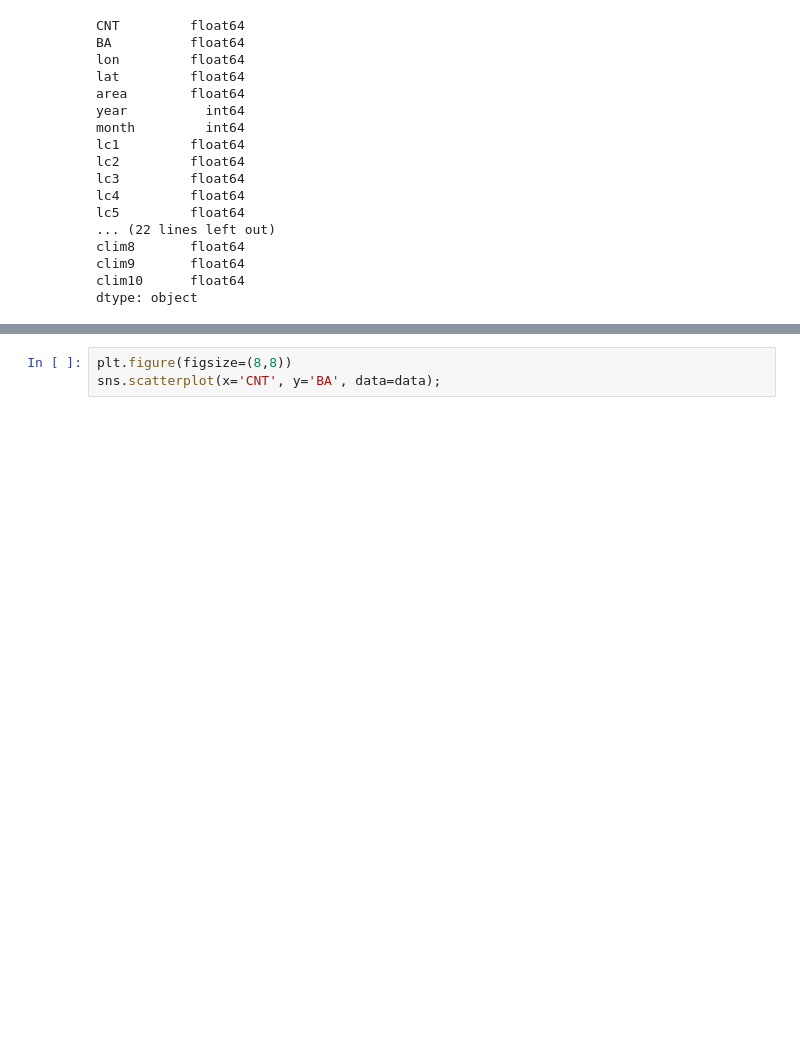
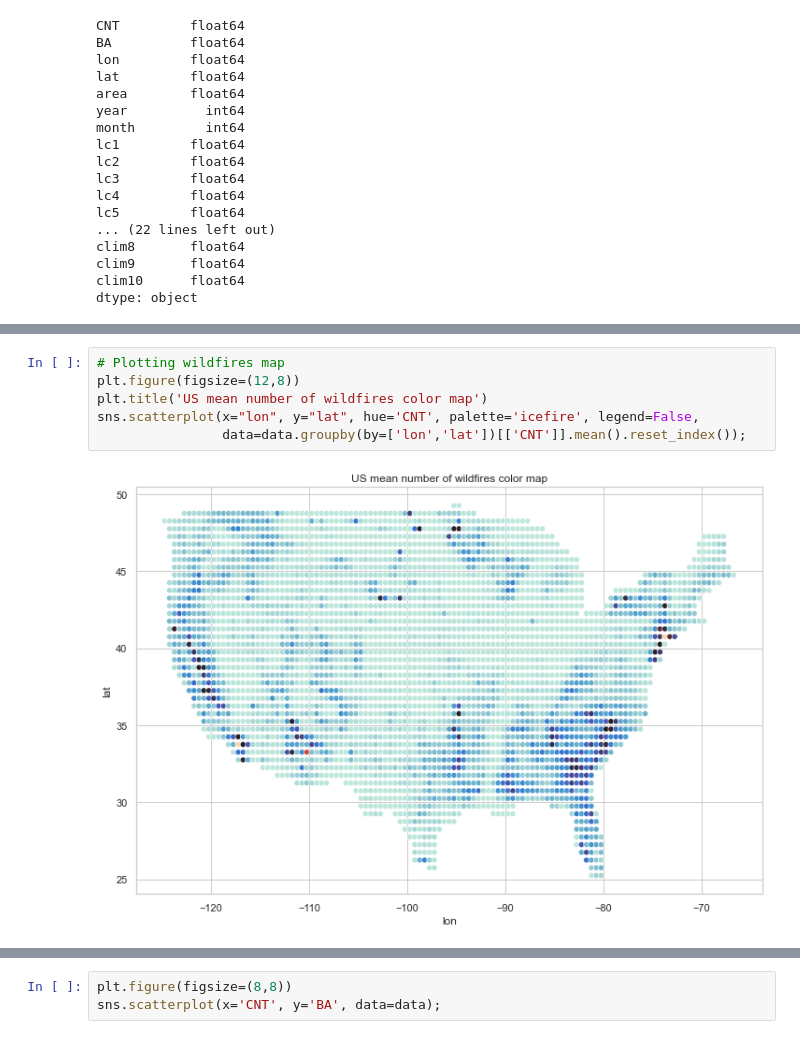
Before and after one commit to MegaCookies88/Data-Challenge-Wildfires, a Jupyter notebook: wildfires.ipynb, the cells around one changed output, grey strips where cells are left out. Cells and saved outputs as stored; diff of their text form; blank space fills up the shorter version.

```diff
--- a/wildfires.ipynb
+++ b/wildfires.ipynb
@@ -81,0 +86,8 @@ data
+# %%
+# Plotting wildfires map
+plt.figure(figsize=(12,8))
+plt.title('US mean number of wildfires color map')
+sns.scatterplot(x="lon", y="lat", hue='CNT', palette='icefire', legend=False,
+                data=data.groupby(by=['lon','lat'])[['CNT']].mean().reset_index());
+# %% [output]
+[figure, added]
```
Also changed, not shown: parts of 20 cells of this notebook.
